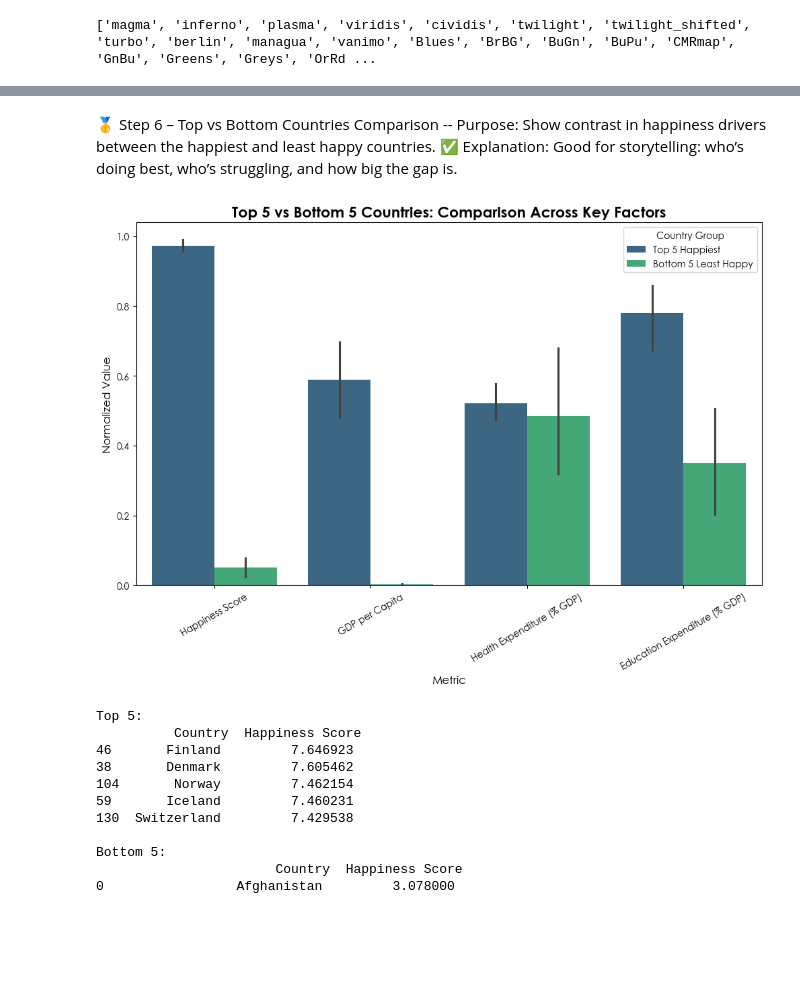
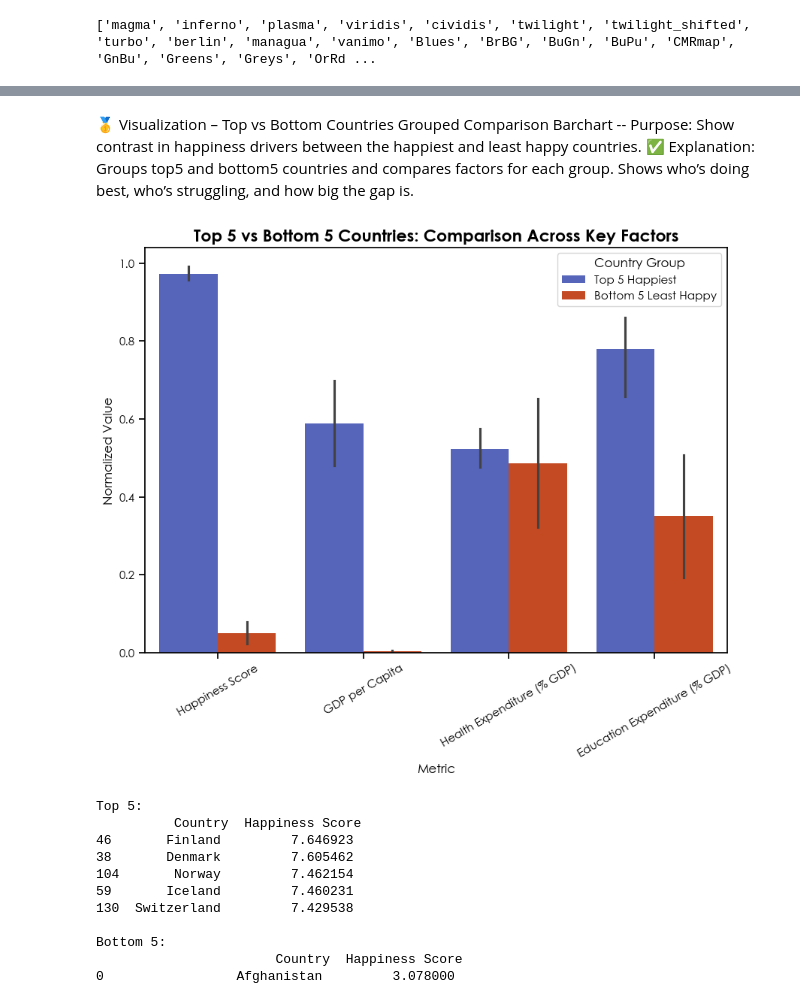
Before and after one commit to bgizzle78/C11_Capstone, a Jupyter notebook: notebooks/visuals_final.ipynb, the cells around one changed output, grey strips where cells are left out. Cells and saved outputs as stored; diff of their text form; code cells hidden in the pictures; blank space fills up the shorter version.

```diff
--- a/notebooks/visuals_final.ipynb
+++ b/notebooks/visuals_final.ipynb
@@ -239,11 +266,15 @@ df_edu_2022 = left_wide[left_wide['Year'] == 2022]
 # Scatterplot education vs happiness
 plt.figure(figsize=(10,6))
 plt.rcParams['font.family'] = 'Century Gothic'
-sns.scatterplot(data=df_edu_2022, x='Education Expenditure (% GDP)', y='Happiness Score',
-                hue='Region',
-                 s=100,
-                 palette='viridis',
-                 edgecolor='black'
+sns.set_context('notebook')
+sns.scatterplot(
+    data=df_edu_2022,
+    x='Education Expenditure (% GDP)',
+    y='Happiness Score',
+    hue='Region',
+    s=100,
+    palette='turbo',
+    edgecolor='black'
 )
 
 # Add a trendline
@@ -258,14 +289,14 @@ sns.regplot(
 
 # Move legend outside the plot
 plt.legend(title='Region', bbox_to_anchor=(1.05, 1), loc='upper left', fontsize=10)
-plt.tight_layout()
-
 
 # Titles and labels
 plt.title('Education vs Happiness Score (2022)', fontsize=16, weight='bold')
 plt.xlabel('Education Expenditure (% GDP)', fontsize=12)
 plt.ylabel('Happiness Score', fontsize=12)
 plt.grid(alpha=0.3)
+#plt.tight_layout()
 
+# Show plot
 plt.show()
 # %% [output]
@@ -278,11 +309,13 @@ corr = left_wide[['Happiness Score', 'GDP per Capita', 'Health Expenditure (% GD
 # Correlation heatmap of key happiness factors
 plt.figure(figsize=(7,5))
 plt.rcParams['font.family'] = 'Century Gothic'
-sns.heatmap(corr, annot=True, cmap='viridis', fmt=".2f", vmin=-1, vmax=1)
+sns.set_context('notebook')
+sns.heatmap(corr, annot=True, cmap='turbo_r', fmt=".2f", vmin=-1, vmax=1)
 
 # Titles and labels
 plt.title('Correlation Between Key Happiness Factors', fontsize=16, weight='bold')
 plt.xticks(rotation=45)
 
+# Show correlation heatmap
 plt.show()
 # %% [output]
@@ -290,6 +323,5 @@ plt.show()
 # %% [markdown]
-🥇 Step 6 – Top vs Bottom Countries Comparison -- Purpose: Show contrast in happiness drivers between the happiest and least happy countries. ✅ Explanation:
-Good for storytelling: who’s doing best, who’s struggling, and how big the gap is.
+🥇 Visualization – Top vs Bottom Countries Grouped Comparison Barchart -- Purpose: Show contrast in happiness drivers between the happiest and least happy countries. ✅ Explanation: Groups top5 and bottom5 countries and compares factors for each group. Shows who’s doing best, who’s struggling, and how big the gap is.
 # %%
 # Metrics to compare
 metrics = ['Happiness Score', 'GDP per Capita', 'Health Expenditure (% GDP)', 'Education Expenditure (% GDP)']
@@ -318,36 +350,49 @@ top_bottom_melted = top_bottom.melt(id_vars=['Country', 'Group'],
 scaler = MinMaxScaler()
 country_means[metrics] = scaler.fit_transform(country_means[metrics])
 
 # Identify groups and melt
 top5 = country_means.nlargest(5, 'Happiness Score')
 bottom5 = country_means.nsmallest(5, 'Happiness Score')
 top5['Group'] = 'Top 5 Happiest'
 bottom5['Group'] = 'Bottom 5 Least Happy'
 top_bottom = pd.concat([top5, bottom5])
 top_bottom_melted = top_bottom.melt(id_vars=['Country', 'Group'],
                                     value_vars=metrics,
                                     var_name='Metric',
                                     value_name='Value')
-plt.figure(figsize=(12, 7))
+
+# Pick two colors from the Turbo palette (values between 0 and 1)
+color_top = cm.turbo(0.1)   # purple-blue
+color_bottom = cm.turbo(0.85)  # red-yellow
+
+custom_palette = {
+    'Top 5 Happiest': color_top,
+    'Bottom 5 Least Happy': color_bottom
+}
+
+# Top5 bottom5 barchart
+plt.figure(figsize=(10, 7))
 plt.rcParams['font.family'] = 'Century Gothic'
+sns.set_context('notebook')
 sns.barplot(
     data=top_bottom_melted,
     x='Metric',
     y='Value',
     hue='Group',
-    palette='viridis'
+    palette=custom_palette
 )
 
 # Titles and labels
 plt.title('Top 5 vs Bottom 5 Countries: Comparison Across Key Factors', fontsize=16, weight='bold')
 plt.xlabel('Metric', fontsize=12)
 plt.ylabel('Normalized Value', fontsize=12)
 plt.legend(title='Country Group')
 plt.xticks(rotation=30)
 
+# Show chart
 plt.show()
 # %% [output]
-[figure, old version]
+[figure, new version]
 # %%
 # List of metrics to include
 metrics = ['Happiness Score', 'GDP per Capita', 'Health Expenditure (% GDP)', 'Education Expenditure (% GDP)']
```
Also changed, not shown: parts of 29 cells of this notebook, 15 other files.
